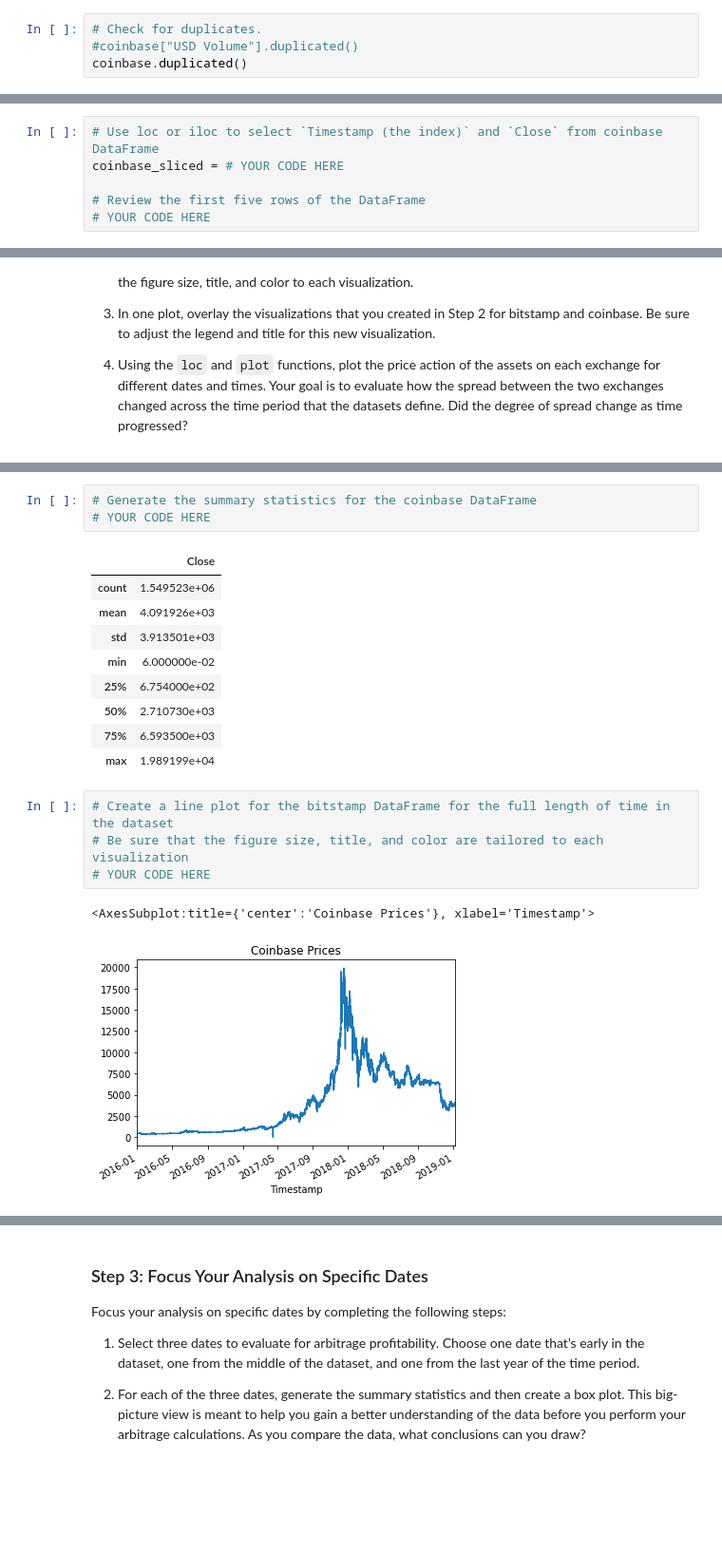
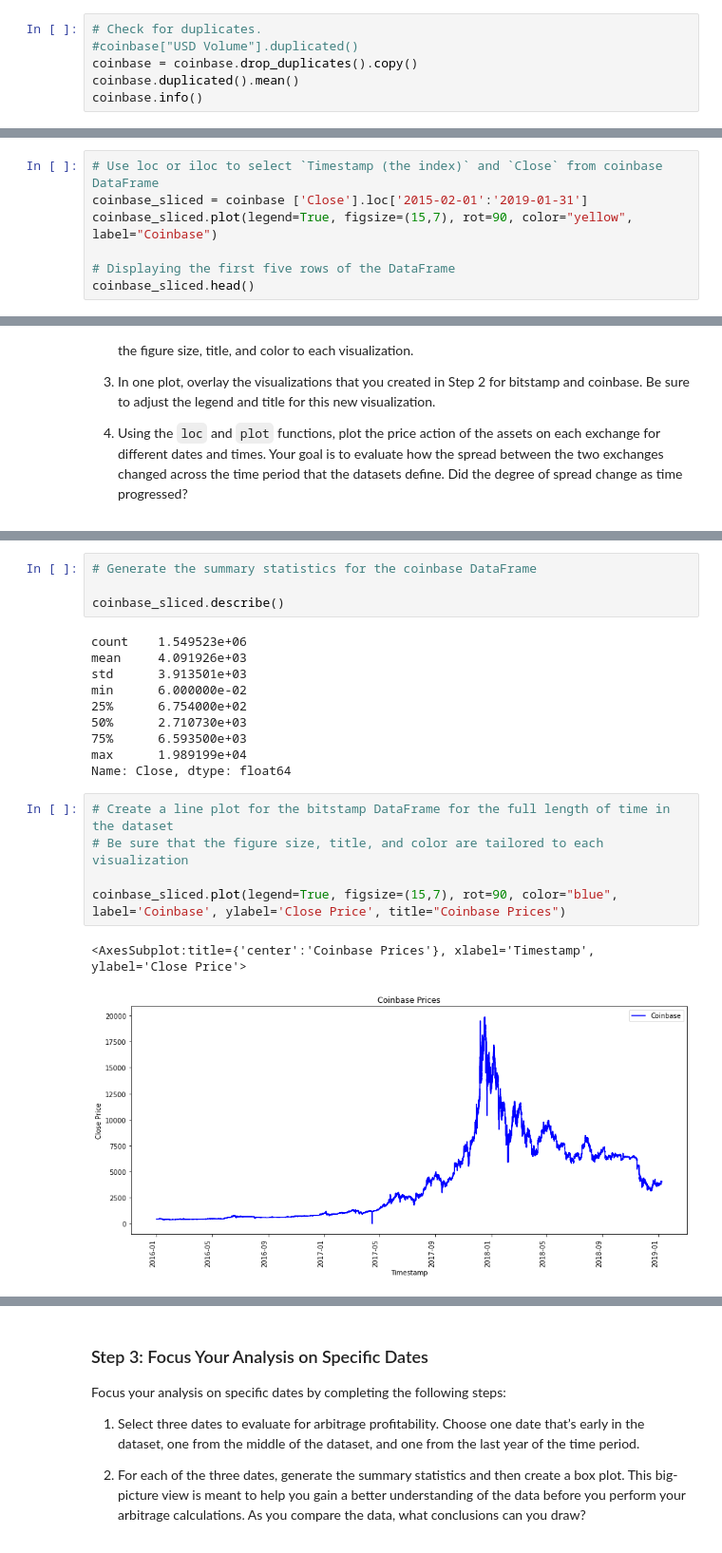
Before and after one commit to codetree4u/Arbitrage-Bitcoin, a Jupyter notebook: crypto_arbitrage.ipynb, the cells around one changed output, grey strips where cells are left out. Shown: that part at 95% size. Saved outputs shown, nothing was run; the diff lists cells and outputs as text; blank space fills up the shorter version.

```diff
--- a/crypto_arbitrage.ipynb
+++ b/crypto_arbitrage.ipynb
@@ -194,5 +236,7 @@ coinbase["Close"] = coinbase["Close"].astype("float")
 # %%
 # Check for duplicates.
 #coinbase["USD Volume"].duplicated()
-coinbase.duplicated()
+coinbase = coinbase.drop_duplicates().copy()
+coinbase.duplicated().mean()
+coinbase.info()
 # %% [output]
@@ -248,7 +293,8 @@ bitstamp_slicedL.plot(figsize=(27,13), rot=90, color="red")
 # %%
 # Use loc or iloc to select `Timestamp (the index)` and `Close` from coinbase DataFrame
-coinbase_sliced = # YOUR CODE HERE
+coinbase_sliced = coinbase ['Close'].loc['2015-02-01':'2019-01-31']
+coinbase_sliced.plot(legend=True, figsize=(15,7), rot=90, color="yellow", label="Coinbase")
 
-# Review the first five rows of the DataFrame
-# YOUR CODE HERE
+# Displaying the first five rows of the DataFrame
+coinbase_sliced.head()
 # %% [output]
@@ -287,23 +335,25 @@ Sort through the time series data associated with the bitstamp and coinbase Data
 # %%
 # Generate the summary statistics for the coinbase DataFrame
-# YOUR CODE HERE
+
+coinbase_sliced.describe()
 # %% [output]
-|  | Close |
-| count | 1.549523e+06 |
-| mean | 4.091926e+03 |
-| std | 3.913501e+03 |
-| min | 6.000000e-02 |
-| 25% | 6.754000e+02 |
-| 50% | 2.710730e+03 |
-| 75% | 6.593500e+03 |
-| max | 1.989199e+04 |
+count    1.549523e+06
+mean     4.091926e+03
+std      3.913501e+03
+min      6.000000e-02
+25%      6.754000e+02
+50%      2.710730e+03
+75%      6.593500e+03
+max      1.989199e+04
+Name: Close, dtype: float64
 # %%
 # Create a line plot for the bitstamp DataFrame for the full length of time in the dataset
 # Be sure that the figure size, title, and color are tailored to each visualization
-# YOUR CODE HERE
+
+coinbase_sliced.plot(legend=True, figsize=(15,7), rot=90, color="blue", label='Coinbase', ylabel='Close Price', title="Coinbase Prices")
 # %% [output]
-<AxesSubplot:title={'center':'Coinbase Prices'}, xlabel='Timestamp'>
+<AxesSubplot:title={'center':'Coinbase Prices'}, xlabel='Timestamp', ylabel='Close Price'>
-[figure, old version]
+[figure, new version]
 # %%
 # Create a line plot for the coinbase DataFrame for the full length of time in the dataset
 # Be sure that the figure size, title, and color are tailored to each visualization
```
Also changed, not shown: parts of 58 cells of this notebook, 1 other file.
